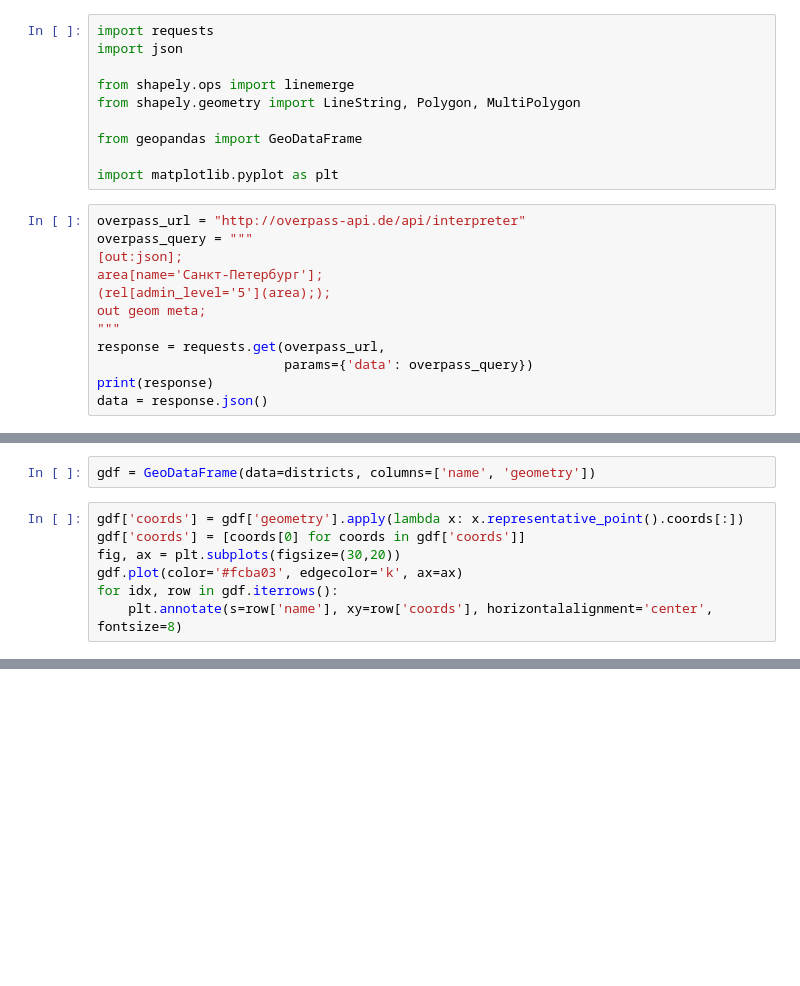
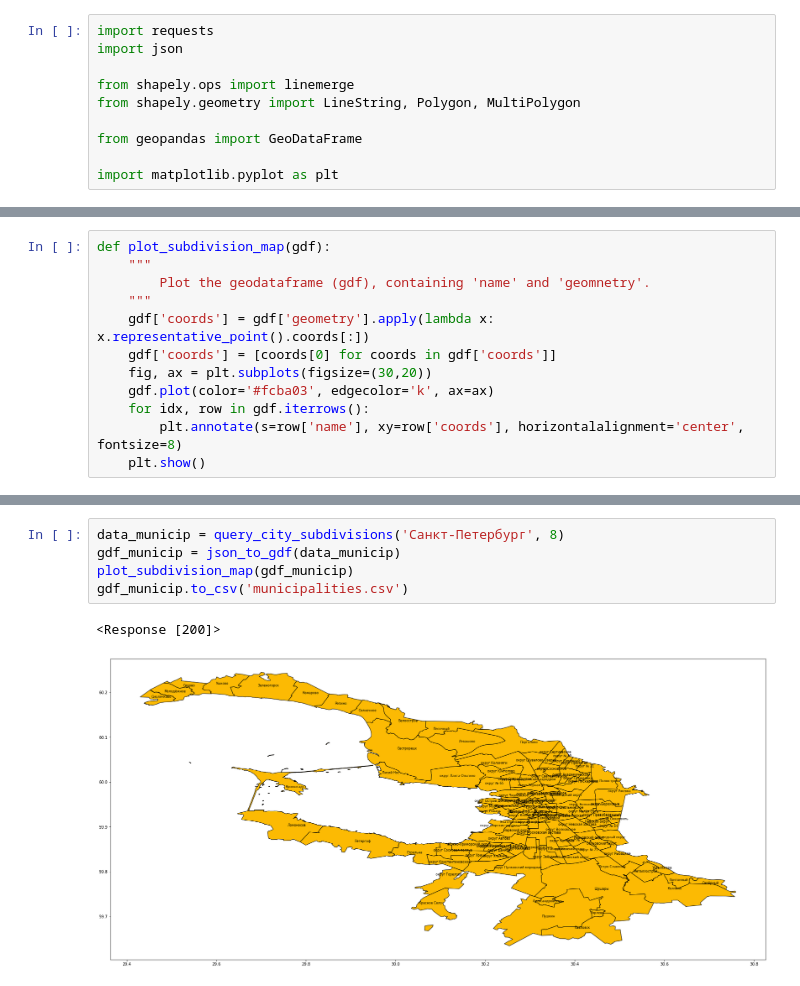
Before and after one commit to WGussev/StPHousing, a Jupyter notebook: shapes.ipynb, the cells around one changed output, grey strips where cells are left out. Cells and saved outputs as stored; diff of their text form; blank space fills up the shorter version.

```diff
--- a/shapes.ipynb
+++ b/shapes.ipynb
@@ -8,15 +8,3 @@ from shapely.geometry import LineString, Polygon, MultiPolygon
 from geopandas import GeoDataFrame
 
 import matplotlib.pyplot as plt
-# %%
-overpass_url = "http://overpass-api.de/api/interpreter"
-overpass_query = """
-[out:json];
-area[name='Санкт-Петербург'];
-(rel[admin_level='5'](area););
-out geom meta;
-"""
-response = requests.get(overpass_url,
-                        params={'data': overpass_query})
-print(response)
-data = response.json()
@@ -60,9 +64,12 @@ for element in data['elements']:
-# %%
-gdf = GeoDataFrame(data=districts, columns=['name', 'geometry'])
 # %%
-gdf['coords'] = gdf['geometry'].apply(lambda x: x.representative_point().coords[:])
-gdf['coords'] = [coords[0] for coords in gdf['coords']]
-fig, ax = plt.subplots(figsize=(30,20))
-gdf.plot(color='#fcba03', edgecolor='k', ax=ax)
-for idx, row in gdf.iterrows():
-    plt.annotate(s=row['name'], xy=row['coords'], horizontalalignment='center', fontsize=8)
+def plot_subdivision_map(gdf):
+    """
+        Plot the geodataframe (gdf), containing 'name' and 'geomnetry'.
+    """
+    gdf['coords'] = gdf['geometry'].apply(lambda x: x.representative_point().coords[:])
+    gdf['coords'] = [coords[0] for coords in gdf['coords']]
+    fig, ax = plt.subplots(figsize=(30,20))
+    gdf.plot(color='#fcba03', edgecolor='k', ax=ax)
+    for idx, row in gdf.iterrows():
+        plt.annotate(s=row['name'], xy=row['coords'], horizontalalignment='center', fontsize=8)
+    plt.show()
@@ -72,0 +84,8 @@ gdf.to_csv('districts')
+# %%
+data_municip = query_city_subdivisions('Санкт-Петербург', 8)
+gdf_municip = json_to_gdf(data_municip)
+plot_subdivision_map(gdf_municip)
+gdf_municip.to_csv('municipalities.csv')
+# %% [output]
+<Response [200]>
+[figure, added]
```
Also changed, not shown: parts of 6 cells of this notebook, 7 other files.
